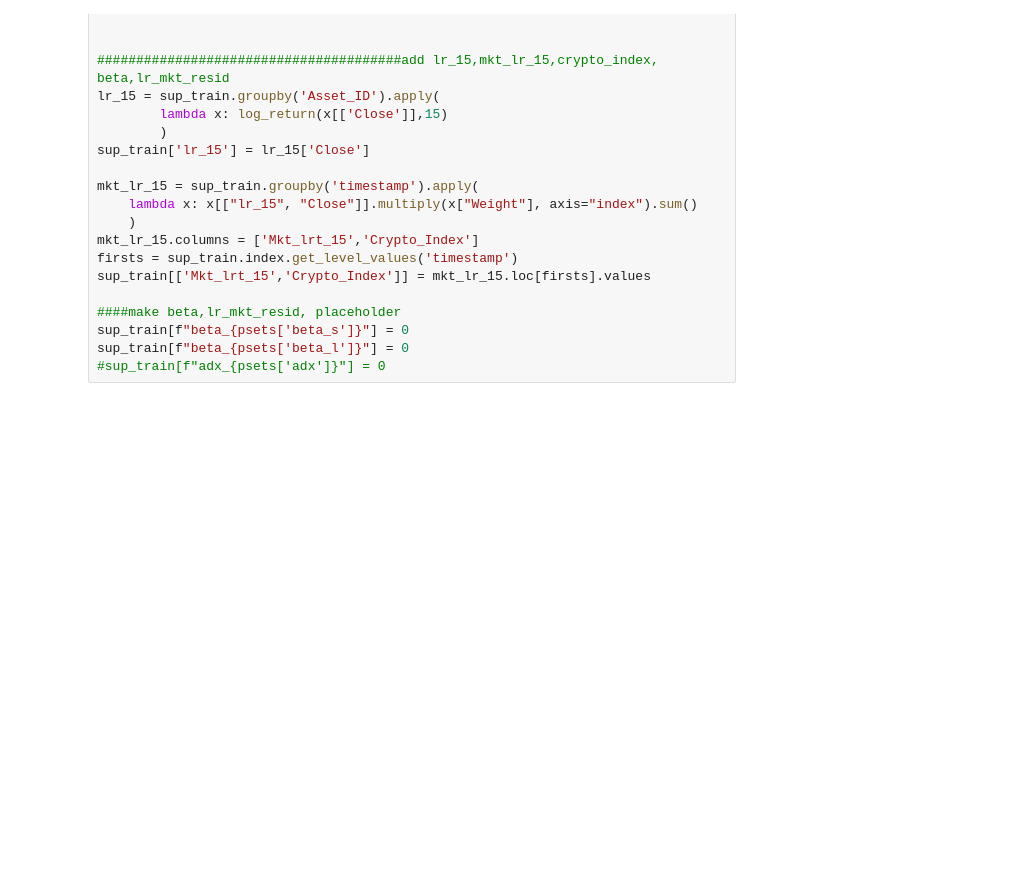
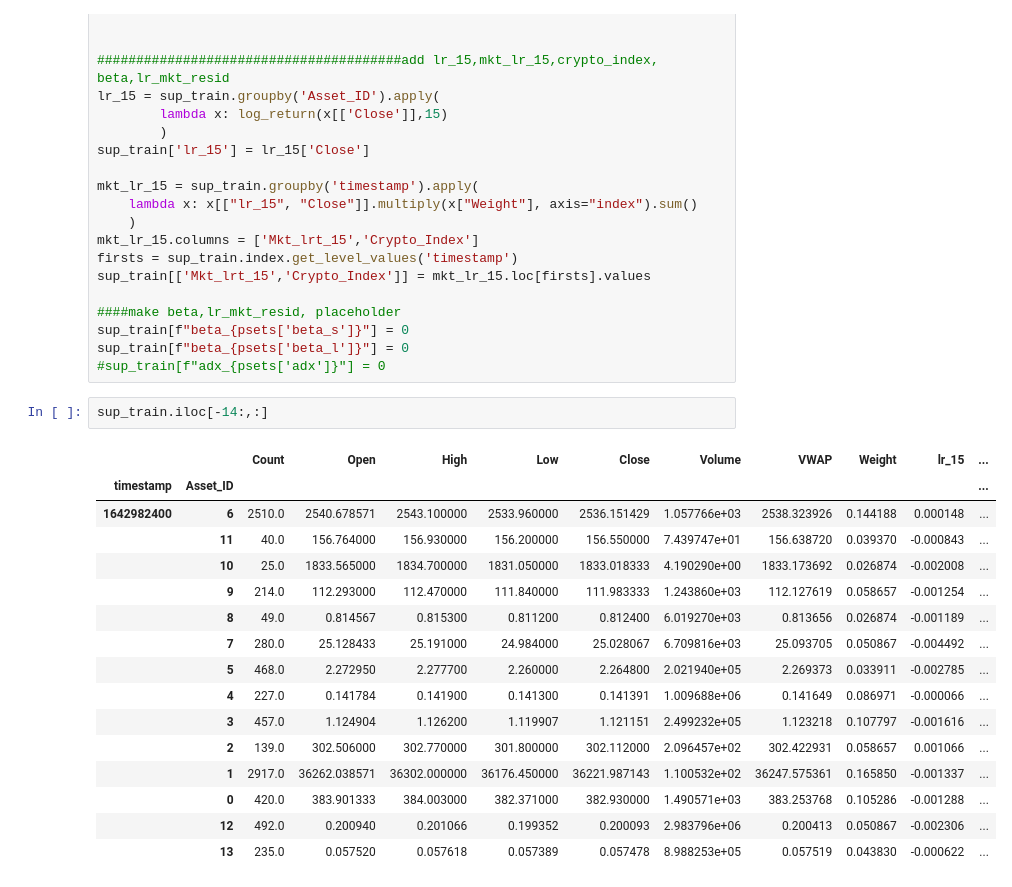
Before and after one commit to 123mitnik/Crypto_Forecasting_kaggle, a Jupyter notebook: crypto-xgb-api.ipynb, the cells around one changed output. Saved outputs shown, nothing was run; the diff lists cells and outputs as text; blank space fills up the shorter version.

```diff
--- a/crypto-xgb-api.ipynb
+++ b/crypto-xgb-api.ipynb
@@ -189,6 +202,25 @@ sup_train[['Mkt_lrt_15','Crypto_Index']] = mkt_lr_15.loc[firsts].values
 sup_train[f"beta_{psets['beta_s']}"] = 0
 sup_train[f"beta_{psets['beta_l']}"] = 0
 #sup_train[f"adx_{psets['adx']}"] = 0
+# %%
+sup_train.iloc[-14:,:]
+# %% [output]
+|  |  | Count | Open | High | Low | Close | Volume | VWAP | Weight | lr_15 | ... |
+| timestamp | Asset_ID |  |  |  |  |  |  |  |  |  | ... |
+| 1642982400 | 6 | 2510.0 | 2540.678571 | 2543.100000 | 2533.960000 | 2536.151429 | 1.057766e+03 | 2538.323926 | 0.144188 | 0.000148 | ... |
+|  | 11 | 40.0 | 156.764000 | 156.930000 | 156.200000 | 156.550000 | 7.439747e+01 | 156.638720 | 0.039370 | -0.000843 | ... |
+|  | 10 | 25.0 | 1833.565000 | 1834.700000 | 1831.050000 | 1833.018333 | 4.190290e+00 | 1833.173692 | 0.026874 | -0.002008 | ... |
+|  | 9 | 214.0 | 112.293000 | 112.470000 | 111.840000 | 111.983333 | 1.243860e+03 | 112.127619 | 0.058657 | -0.001254 | ... |
+|  | 8 | 49.0 | 0.814567 | 0.815300 | 0.811200 | 0.812400 | 6.019270e+03 | 0.813656 | 0.026874 | -0.001189 | ... |
+|  | 7 | 280.0 | 25.128433 | 25.191000 | 24.984000 | 25.028067 | 6.709816e+03 | 25.093705 | 0.050867 | -0.004492 | ... |
+|  | 5 | 468.0 | 2.272950 | 2.277700 | 2.260000 | 2.264800 | 2.021940e+05 | 2.269373 | 0.033911 | -0.002785 | ... |
+|  | 4 | 227.0 | 0.141784 | 0.141900 | 0.141300 | 0.141391 | 1.009688e+06 | 0.141649 | 0.086971 | -0.000066 | ... |
+|  | 3 | 457.0 | 1.124904 | 1.126200 | 1.119907 | 1.121151 | 2.499232e+05 | 1.123218 | 0.107797 | -0.001616 | ... |
+|  | 2 | 139.0 | 302.506000 | 302.770000 | 301.800000 | 302.112000 | 2.096457e+02 | 302.422931 | 0.058657 | 0.001066 | ... |
+|  | 1 | 2917.0 | 36262.038571 | 36302.000000 | 36176.450000 | 36221.987143 | 1.100532e+02 | 36247.575361 | 0.165850 | -0.001337 | ... |
+|  | 0 | 420.0 | 383.901333 | 384.003000 | 382.371000 | 382.930000 | 1.490571e+03 | 383.253768 | 0.105286 | -0.001288 | ... |
+|  | 12 | 492.0 | 0.200940 | 0.201066 | 0.199352 | 0.200093 | 2.983796e+06 | 0.200413 | 0.050867 | -0.002306 | ... |
+|  | 13 | 235.0 | 0.057520 | 0.057618 | 0.057389 | 0.057478 | 8.988253e+05 | 0.057519 | 0.043830 | -0.000622 | ... |
 # %%
 myapi = API(train_df)
 from datetime import datetime
```
Also changed, not shown: parts of 10 cells of this notebook, 5 other files.
